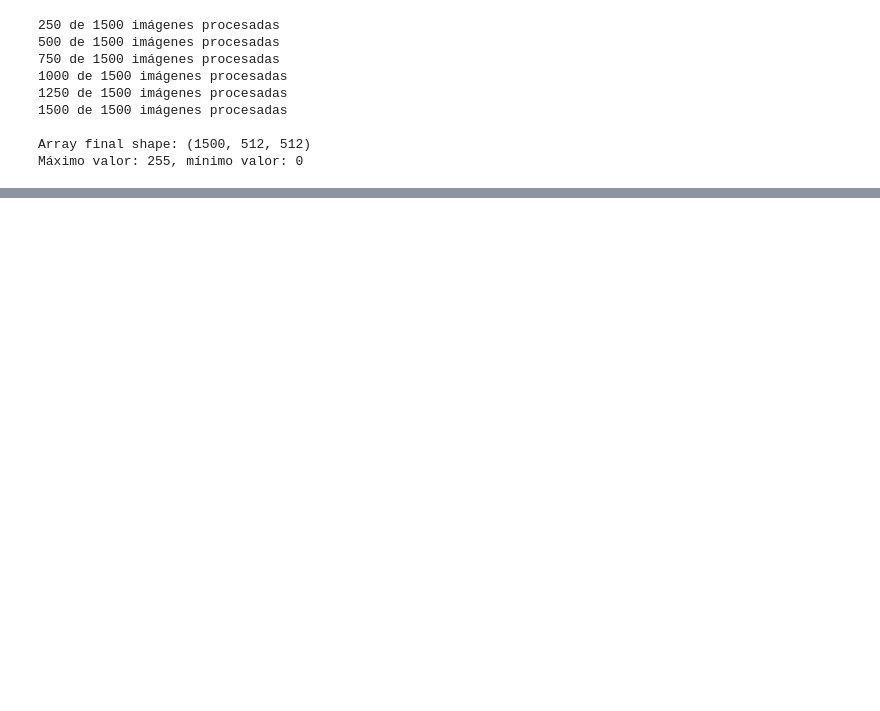
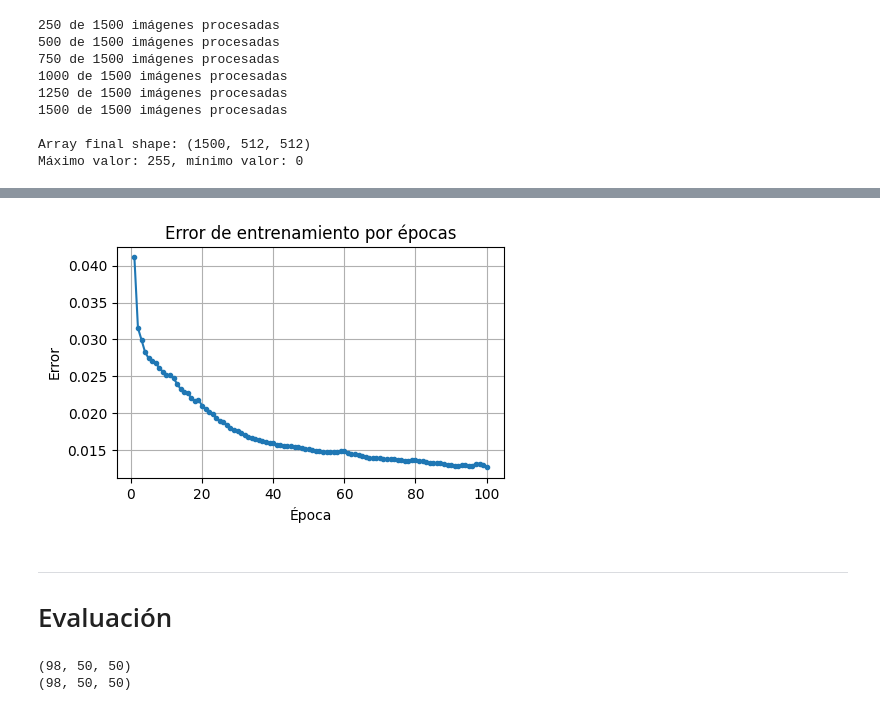
Before and after one commit to biancabalzarini/despeckling, a Jupyter notebook: notebooks/main_real_images.ipynb, the cells around one changed output, grey strips where cells are left out. Drawn from its saved outputs; the diff is of its cells as text; code cells hidden in the pictures; blank space fills up the shorter version.

```diff
--- a/notebooks/main_real_images.ipynb
+++ b/notebooks/main_real_images.ipynb
@@ -68,0 +253,37 @@ plt.show()
+# %%
+training_losses = []
+
+for epoch in range(num_epochs):
+    epoch_losses = []
+
+    for data in train_loader:
+        entrada, salida = data
+        entrada = entrada.float()
+        salida = salida.float()
+
+        # Forward pass
+        outputs = autoencoder(entrada) # Se pasa a las imágenes por el autoencoder, en una pasada forward.
+        loss = criterion(outputs, salida) # Se calcula la diferencia entre el output y las imágenes sin ruido, según la función de pérdida definida.
+
+        # Backward pass y optimización
+        optimizer.zero_grad() # Se restablecen los gradientes acumulados en todos los parámetros del modelo.
+                              # Esto es necesario antes de realizar el backward pass, ya que PyTorch acumula los gradientes en cada llamada a loss.backward().
+        loss.backward() # Se realiza el backward pass para calcular los gradientes de los parámetros del autoencoder utilizando la función de pérdida.
+        optimizer.step() # Finalmente se realiza la optimización de los parámetros del modelo mediante la llamada a optimizer.step(), que actualiza los parámetros en función de los gradientes calculados.
+
+        epoch_losses.append(loss.item())
+
+    avg_loss = np.mean(epoch_losses)
+    training_losses.append(avg_loss)
+
+    if scheduler_name is None:
+        pass
+    elif scheduler_name.lower() == "rlrop":
+        scheduler.step(avg_loss)
+        print(f"lr: {scheduler.get_last_lr()}")
+    elif scheduler_name.lower() in ["slr", "elr"]:
+        scheduler.step()
+        print(f"lr: {scheduler.get_last_lr()}")
+
+    # Imprimir la pérdida del autoencoder en cada época
+    print(f"Epoch [{epoch+1}/{num_epochs}], Loss: {avg_loss:.4f}")
@@ -68,0 +318,12 @@ plt.show()
+# %%
+plt.figure(figsize=(5, 3))
+plt.plot(range(1, num_epochs + 1), training_losses, '.-')
+plt.title('Error de entrenamiento por épocas')
+plt.xlabel('Época')
+plt.ylabel('Error')
+plt.grid()
+# %% [output]
+[figure, added]
+# %% [markdown]
+---
+# Evaluación
@@ -68,0 +333,11 @@ plt.show()
+# %%
+#Borrar
+clean_val = clean_val[:,:50,:50]
+noisy_val = noisy_val[:,:50,:50]
+clean_val = clean_val[np.array([np.min(img) != np.max(img) for img in clean_val])]
+noisy_val = noisy_val[np.array([np.min(img) != np.max(img) for img in noisy_val])]
+print(clean_val.shape)
+print(noisy_val.shape)
+# %% [output]
+(98, 50, 50)
+(98, 50, 50)
```
Also changed, not shown: parts of 29 cells of this notebook, 4 other files.
